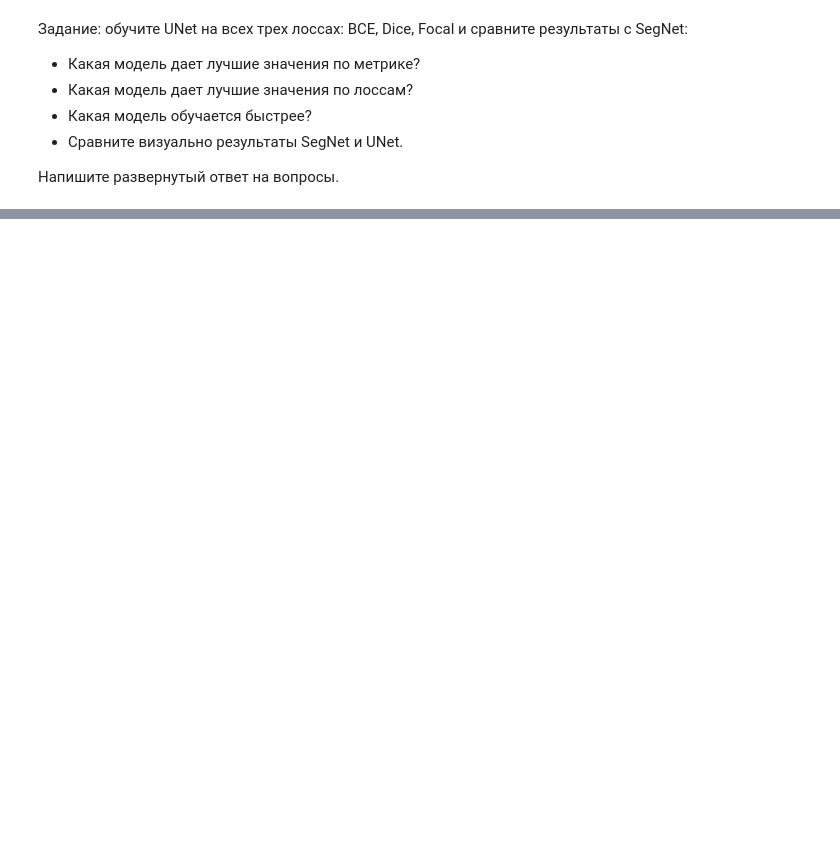
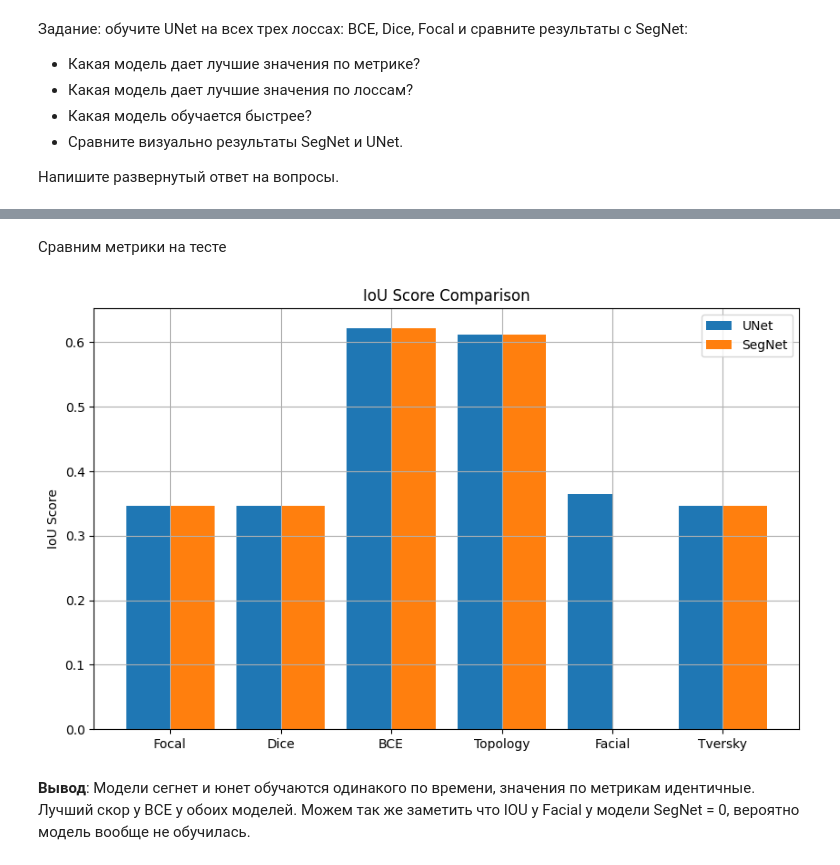
Before and after one commit to blckvia/DeepLearningSchool, a Jupyter notebook: week_08_semantic_segmentation/Homework/hw_6_semantic_segmentation.ipynb, the cells around one changed output, grey strips where cells are left out. Saved outputs shown, nothing was run; the diff lists cells and outputs as text; code cells hidden in the pictures; blank space fills up the shorter version.

```diff
--- a/week_08_semantic_segmentation/Homework/hw_6_semantic_segmentation.ipynb
+++ b/week_08_semantic_segmentation/Homework/hw_6_semantic_segmentation.ipynb
@@ -1327,0 +1398,31 @@ print(result_unet)
+# %% [markdown]
+Сравним метрики на тесте
+# %%
+plt.figure(figsize=(10, 6))
+
+x = range(len(results_unet["Loss"]))
+width = 0.4
+
+plt.bar(
+    [i - width / 2 for i in x],
+    results_unet["Test Iou Score"],
+    width=width,
+    label="UNet"
+)
+plt.bar(
+    [i + width / 2 for i in x],
+    results_segnet["Test Iou Score"],
+    width=width,
+    label="SegNet"
+)
+
+plt.xticks(x, results_unet["Loss"])
+plt.ylabel("IoU Score")
+plt.title("IoU Score Comparison")
+plt.legend()
+plt.grid()
+plt.show()
+# %% [output]
+[figure, added]
+# %% [markdown]
+**Вывод**: Модели сегнет и юнет обучаются одинакого по времени, значения по метрикам идентичные. Лучший скор у BCE у обоих моделей. Можем так же заметить что IOU у Facial у модели SegNet = 0, вероятно модель вообще не обучилась.
```
Also changed, not shown: parts of 22 cells of this notebook.
